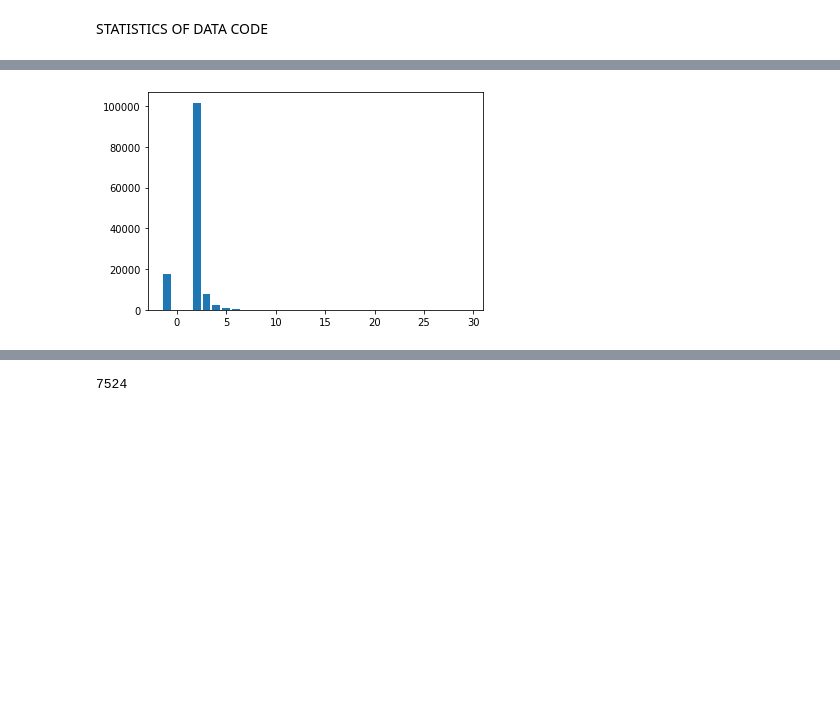
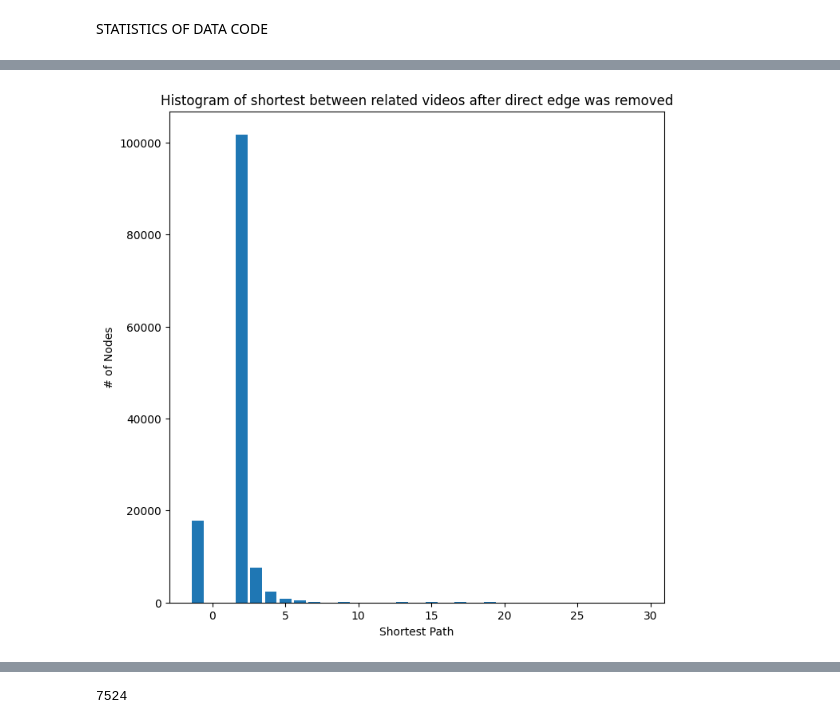
Before and after one commit to hemanthkumar17/Graph-based-Recommender-System, a Jupyter notebook: Recommender_System.ipynb, the cells around one changed output, grey strips where cells are left out. Cells and saved outputs as stored; diff of their text form; code cells hidden in the pictures; blank space fills up the shorter version.

```diff
--- a/Recommender_System.ipynb
+++ b/Recommender_System.ipynb
@@ -96,13 +126,18 @@ for u,v in G.edges():
   else:
     shortest_paths[length]=1
   G.add_edge(u,v)
-# %%
-node_pairs=list(shortest_paths.keys())
-shortest_path=list(shortest_paths.values())
-plt.bar(node_pairs, shortest_path)
-plt.show()
-# %% [output]
-[figure, removed]
+# %%
+fig = plt.figure("Histogram of shortest between related videos after direct edge was removed", figsize=(8, 8))
+node_pairs=list(shortest_paths.keys())
+shortest_path=list(shortest_paths.values())
+plt.bar(node_pairs, shortest_path)
+plt.title("Histogram of shortest between related videos after direct edge was removed")
+plt.xlabel('Shortest Path')
+plt.ylabel('# of Nodes')
+plt.savefig("myImagePDF.pdf", format="pdf", bbox_inches="tight")
+plt.show()
+# %% [output]
+[figure, added]
 # %%
 similar_neighbors={}
 for n in G.nodes():
```
Also changed, not shown: parts of 47 cells of this notebook.
